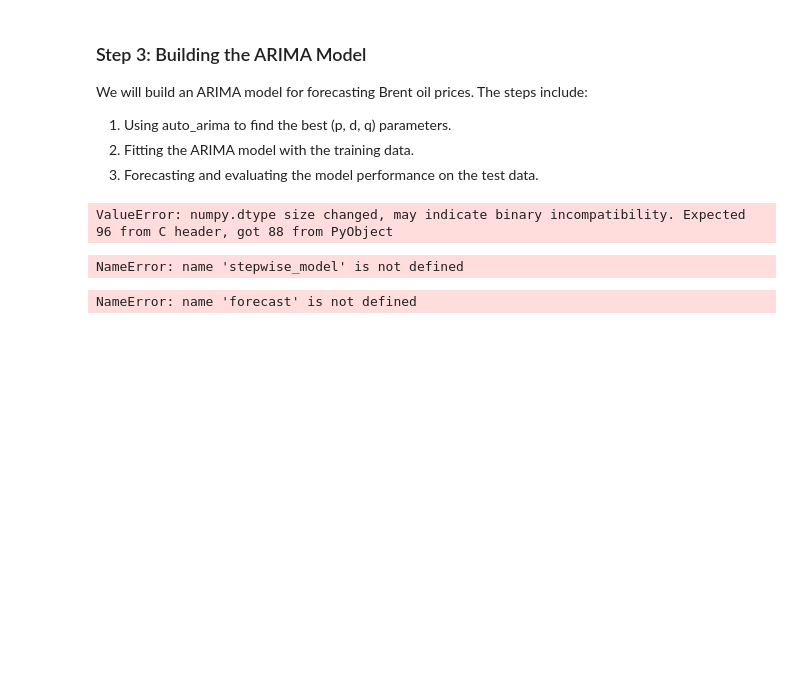
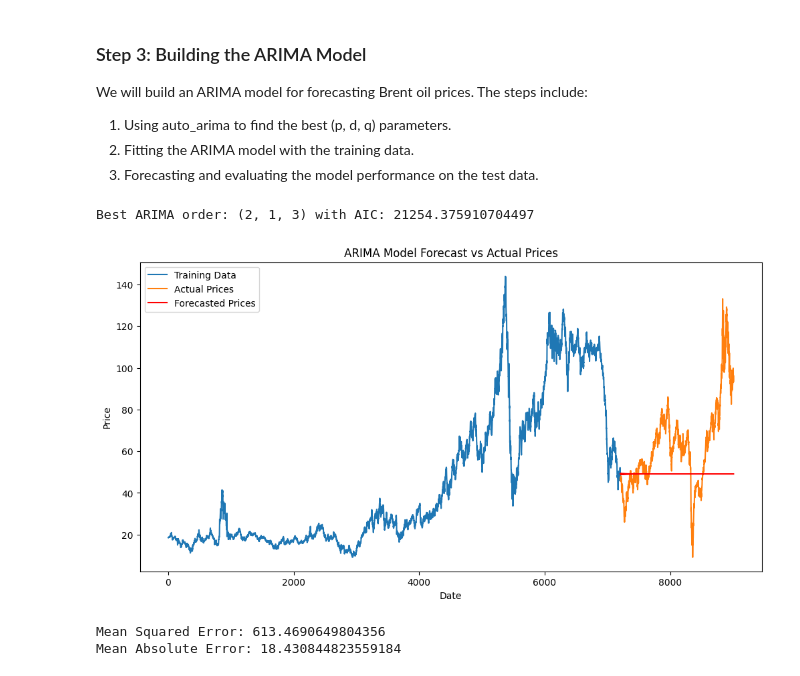
Before and after one commit to Ermi23/Oil-Price-Insights, a Jupyter notebook: notebooks/forecasting_model.ipynb, the cells around one changed output. Drawn from its saved outputs; the diff is of its cells as text; code cells hidden in the pictures; blank space fills up the shorter version.

Commit message:
evaluated the ARIMA model and compared it with a baseline is done.

```diff
--- a/notebooks/forecasting_model.ipynb
+++ b/notebooks/forecasting_model.ipynb
@@ -53,41 +54,60 @@ We will build an ARIMA model for forecasting Brent oil prices. The steps include
 1. Using auto_arima to find the best (p, d, q) parameters.
 2. Fitting the ARIMA model with the training data.
 3. Forecasting and evaluating the model performance on the test data.
-# %%
-# Use auto_arima to find the best parameters for the ARIMA model
-stepwise_model = auto_arima(train, start_p=1, start_q=1,
-                            max_p=3, max_q=3, m=1,
-                            start_P=0, seasonal=False,
-                            d=None, trace=True,
-                            error_action='ignore',
-                            suppress_warnings=True,
-                            stepwise=True)
-
-print(stepwise_model.summary())
-# %% [output]
-ValueError: numpy.dtype size changed, may indicate binary incompatibility. Expected 96 from C header, got 88 from PyObject
+# %%
+
+
+# Define the range of p, d, q values to try
+p_values = range(0, 4)
+d_values = range(0, 2)
+q_values = range(0, 4)
+
+# Grid search to find the best parameters
+best_aic = float("inf")
+best_order = None
+best_model = None
+
+warnings.filterwarnings("ignore")  # Suppress warnings for cleaner output
+
+for p in p_values:
+    for d in d_values:
+        for q in q_values:
+            try:
+                model = ARIMA(train, order=(p, d, q))
+                model_fit = model.fit()
+                aic = model_fit.aic
+                if aic < best_aic:
+                    best_aic = aic
+                    best_order = (p, d, q)
+                    best_model = model_fit
+            except:
+                continue
+
+print(f"Best ARIMA order: {best_order} with AIC: {best_aic}")
+# %% [output]
+Best ARIMA order: (2, 1, 3) with AIC: 21254.375910704497
 # %%
-# Fit the ARIMA model with optimal parameters
-p, d, q = stepwise_model.order
+# Use the best order found from the grid search
+p, d, q = best_order
 arima_model = ARIMA(train, order=(p, d, q))
 arima_model_fit = arima_model.fit()
 
-# Forecasting
+# Forecast the test set
 forecast = arima_model_fit.forecast(steps=len(test))
 forecast.index = test.index
 
 # Plotting the forecast against actual prices
 plt.figure(figsize=(12, 6))
 plt.plot(train, label='Training Data')
 plt.plot(test, label='Actual Prices')
 plt.plot(forecast, label='Forecasted Prices', color='red')
 plt.title("ARIMA Model Forecast vs Actual Prices")
 plt.xlabel("Date")
 plt.ylabel("Price")
 plt.legend()
 plt.show()
 # %% [output]
-NameError: name 'stepwise_model' is not defined
+[figure, added]
 # %%
 # Evaluate the model's performance
 mse = mean_squared_error(test, forecast)
@@ -96,4 +116,5 @@ mae = mean_absolute_error(test, forecast)
 print(f"Mean Squared Error: {mse}")
 print(f"Mean Absolute Error: {mae}")
 # %% [output]
-NameError: name 'forecast' is not defined
+Mean Squared Error: 613.4690649804356
+Mean Absolute Error: 18.430844823559184
```
Also changed, not shown: parts of 4 cells of this notebook.
